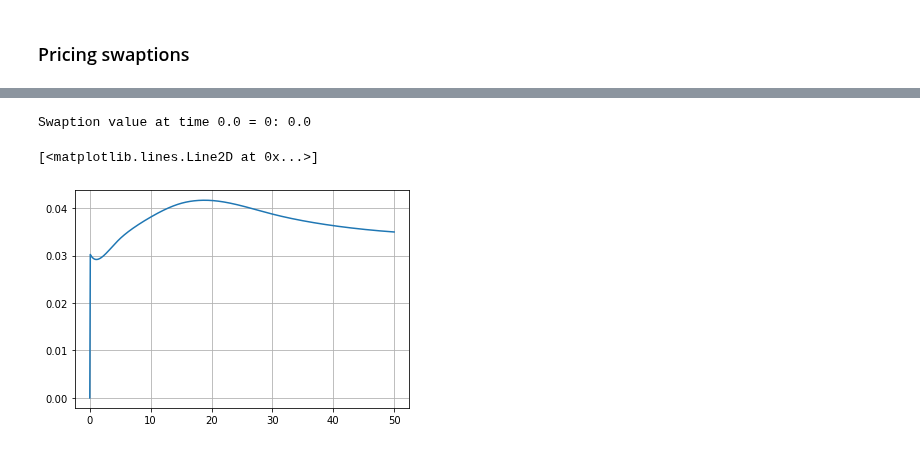
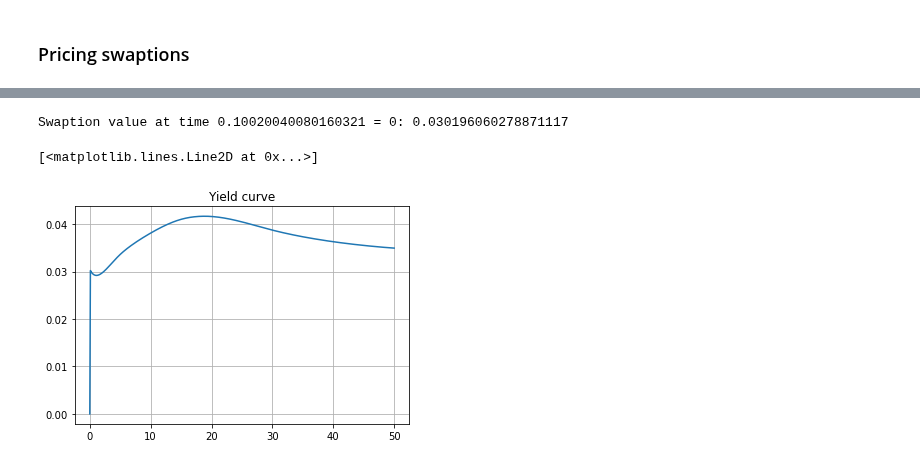
Before and after one commit to spelbella/cva_risk_management_thesis, a Jupyter notebook: env_HW.ipynb, the cells around one changed output, grey strips where cells are left out. Drawn from its saved outputs; the diff is of its cells as text; code cells hidden in the pictures.

```diff
--- a/env_HW.ipynb
+++ b/env_HW.ipynb
@@ -22,7 +16,7 @@ plt.rcParams['text.usetex'] = False
 
 # Set parameters, for clarity those related to the JCIR model will be preceded by a J and those related to the Hull white by an H
 t0 = 0
-T = 50
+T = 10
 
 # Intensity params
 lambda0 = 0.035
@@ -40,10 +34,10 @@ interpolator =  interpolate.splrep(ti, Pi, s=0.0001)
 P0T = lambda T: interpolate.splev(T, interpolator, der=0) #?
 
 r0 = 0.03
-alpha = 1
+alpha = 1 #1
 f0T = lambda t, dt=1e-4: - (np.log(P0T(t+dt))-np.log(P0T(t-dt)))/(2*dt)
 theta = lambda t, dt=1e-4: (f0T(t+dt)-f0T(t-dt))/(2.0*dt) + f0T(t) + sigma*sigma/(2.0*alpha)*(1.0-np.exp(-2.0*alpha*t)) # Or choose theta ourselves??
-sigma = 0.1 # vol
+sigma = 0.05 # vol
 
 rand = Generator(PCG64())
 
@@ -56,7 +50,7 @@ jumps = list(zip(jump_times,jump_intensitys)) # A list of tuples of ordered time
 
 
 ## Run rho 0.8 diffusion model for let's say 1280 time steps over our 10 time units, i.e. dt = 1/128
-N = 6*T #T*128
+N = 10*T #T*128
 t_s = np.linspace(t0,T,N)
 t_s = np.concatenate((t_s,jump_times))
 t_s.sort()
@@ -66,7 +60,7 @@ r = np.linspace(r0, r0,len(t_s))
 
 # We could (should?) use Cholesky decomposition to covary the noise as well, but since multivariate_normal let's us generate correlated noise why not let it take care of it for us
 # for time varying we can generate in the for loop, or predraw all as here, but with varying rho
-rho1 = 0.8
+rho1 = 0.5
 gen_noise = rand.multivariate_normal([0,0],[[1, rho1], [rho1, 1]],(len(t_s)))
 Z_gen = gen_noise[:,0]
 W_gen = gen_noise[:,1]
@@ -78,6 +72,7 @@ for i in np.arange(1,len(t_s)):
 
     # Generate interest rate
     r[i] = r[i-1] + (theta(i*dt)-alpha*r[i-1])*dt + sigma*dW
+    # r[i] = r[i-1] + alpha*(theta(i*dt)-r[i-1])*dt + sigma*dW
 
     # Generate JCIR
     a = ((4*kappa*mu - v**2)*Y_s[i-1]**(-1) - (4*kappa)*Y_s[i-1])/8
@@ -325,0 +307,16 @@ def swaption_price(t, rt, T_s, K):
+# %%
+# Function of strike price
+T_s = np.arange(10,21,1)
+Fixed = np.arange(0,0.5,0.01)
+swap_prices = np.zeros(len(Fixed))
+
+for i in np.arange(0,len(Fixed)):    #len(t_s)
+    swap_prices[i] = swaption_price(t_s[0],r[0], T_s, Fixed[i]) # 1-->put, 0--> call
+
+print("Swaption value at time %s = 0: %s" %(t_s[0], swapt_prices[0]))
+print(r[0])
+
+plt.figure(2)
+plt.grid()
+plt.title("Value for different strike prices")
+plt.plot(Fixed,swap_prices,label = "Swaption value")
@@ -326,18 +328,19 @@ def swaption_price(t, rt, T_s, K):
 # %%
-# Looking good
+# Yield curve
 T_s = np.arange(10,21,1)
 Fixed = 0.02
 swapt_prices = np.zeros(len(t_s))
 
-for i in np.arange(0,len(t_s)):
+for i in np.arange(1,len(t_s)):
     swapt_prices[i] = (1/P(0,t_s[i],r[0]))**(1/t_s[i])-1
 
-print("Swaption value at time %s = 0: %s" %(t_s[0], swapt_prices[0]))
+print("Swaption value at time %s = 0: %s" %(t_s[1], swapt_prices[1]))
 
 plt.figure(1)
 plt.grid()
+plt.title("Yield curve")
 plt.plot(t_s,swapt_prices,label = "Swaption value")
 # %% [output]
-Swaption value at time 0.0 = 0: 0.0
+Swaption value at time 0.10020040080160321 = 0: 0.030196060278871117
 [<matplotlib.lines.Line2D at 0x...>]
-[figure, old version]
+[figure, new version]
```
Also changed, not shown: parts of 9 cells of this notebook, 1 other file.
